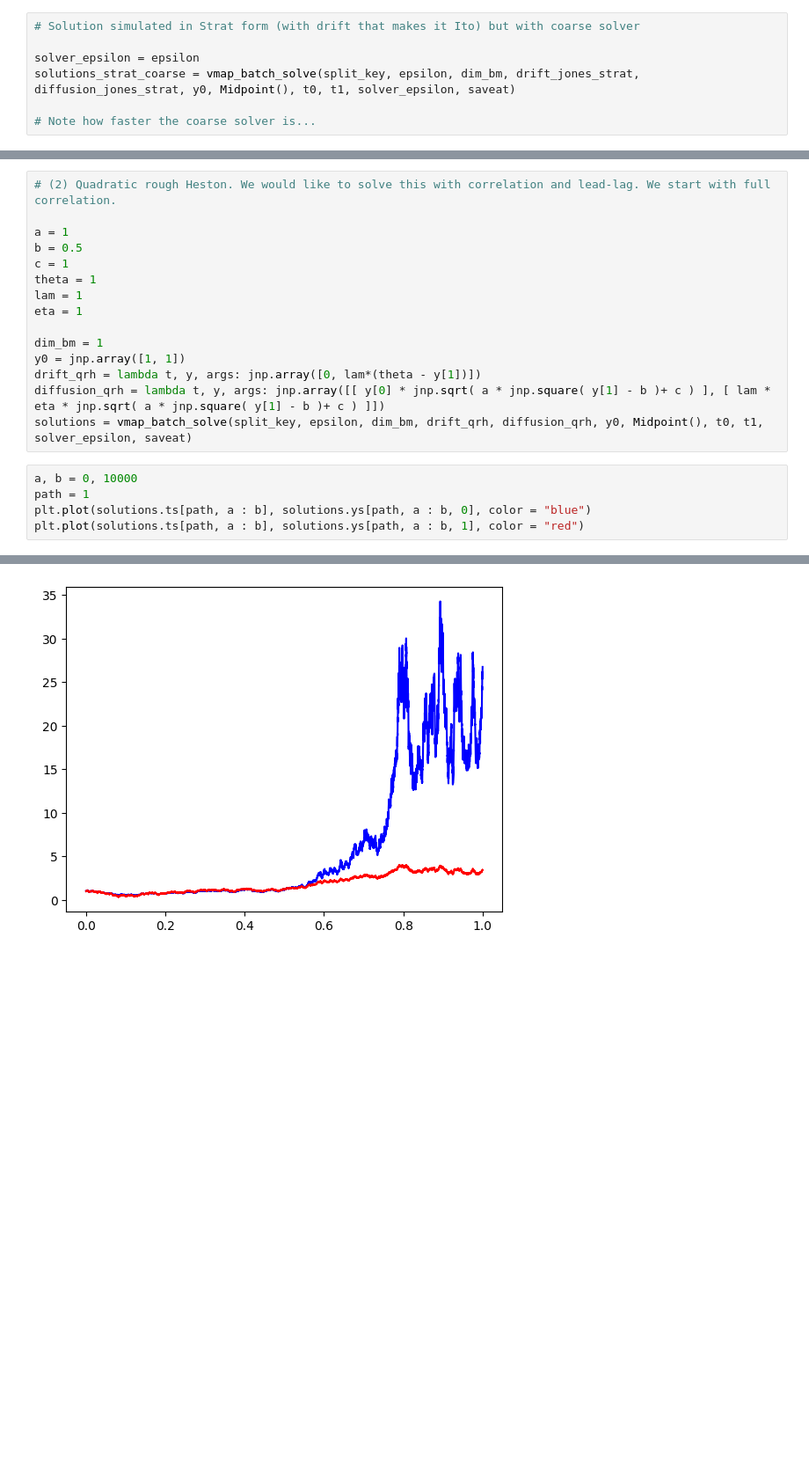
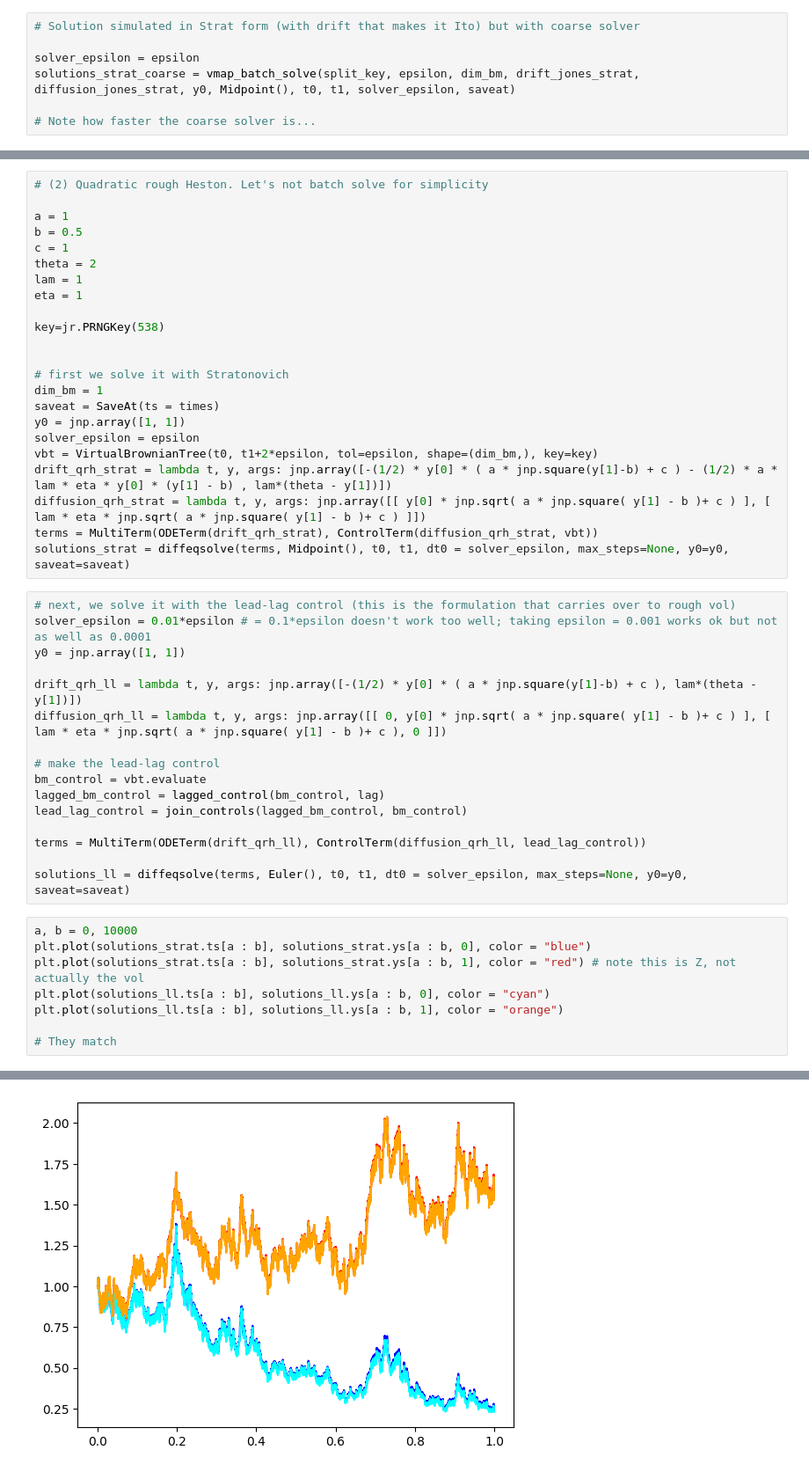
Before and after one commit to emilioferrucci/rough-vol-rough-paths, a Jupyter notebook: RDEs.ipynb, the cells around one changed output, grey strips where cells are left out. Shown at 88% size. Cells and saved outputs as stored; diff of their text form; blank space fills up the shorter version.

```diff
--- a/RDEs.ipynb
+++ b/RDEs.ipynb
@@ -153,23 +171,50 @@ plt.plot(solutions_strat_coarse.ts[path, a : b], solutions_strat_coarse.ys[path,
 # %%
-# (2) Quadratic rough Heston. We would like to solve this with correlation and lead-lag. We start with full correlation.
+# (2) Quadratic rough Heston. Let's not batch solve for simplicity
 
 a = 1
 b = 0.5
 c = 1
-theta = 1
+theta = 2
 lam = 1
 eta = 1
 
+key=jr.PRNGKey(538)
+
+
+# first we solve it with Stratonovich
 dim_bm = 1
+saveat = SaveAt(ts = times)
 y0 = jnp.array([1, 1])
-drift_qrh = lambda t, y, args: jnp.array([0, lam*(theta - y[1])])
-diffusion_qrh = lambda t, y, args: jnp.array([[ y[0] * jnp.sqrt( a * jnp.square( y[1] - b )+ c ) ], [ lam * eta * jnp.sqrt( a * jnp.square( y[1] - b )+ c ) ]])
-solutions = vmap_batch_solve(split_key, epsilon, dim_bm, drift_qrh, diffusion_qrh, y0, Midpoint(), t0, t1, solver_epsilon, saveat)
+solver_epsilon = epsilon
+vbt = VirtualBrownianTree(t0, t1+2*epsilon, tol=epsilon, shape=(dim_bm,), key=key)
+drift_qrh_strat = lambda t, y, args: jnp.array([-(1/2) * y[0] * ( a * jnp.square(y[1]-b) + c ) - (1/2) * a * lam * eta * y[0] * (y[1] - b) , lam*(theta - y[1])])
+diffusion_qrh_strat = lambda t, y, args: jnp.array([[ y[0] * jnp.sqrt( a * jnp.square( y[1] - b )+ c ) ], [ lam * eta * jnp.sqrt( a * jnp.square( y[1] - b )+ c ) ]])
+terms = MultiTerm(ODETerm(drift_qrh_strat), ControlTerm(diffusion_qrh_strat, vbt))
+solutions_strat = diffeqsolve(terms, Midpoint(), t0, t1, dt0 = solver_epsilon, max_steps=None, y0=y0, saveat=saveat)
+# %%
+# next, we solve it with the lead-lag control (this is the formulation that carries over to rough vol)
+solver_epsilon = 0.01*epsilon # = 0.1*epsilon doesn't work too well; taking epsilon = 0.001 works ok but not as well as 0.0001
+y0 = jnp.array([1, 1])
+
+drift_qrh_ll = lambda t, y, args: jnp.array([-(1/2) * y[0] * ( a * jnp.square(y[1]-b) + c ), lam*(theta - y[1])])
+diffusion_qrh_ll = lambda t, y, args: jnp.array([[ 0, y[0] * jnp.sqrt( a * jnp.square( y[1] - b )+ c ) ], [ lam * eta * jnp.sqrt( a * jnp.square( y[1] - b )+ c ), 0 ]])
+
+# make the lead-lag control
+bm_control = vbt.evaluate
+lagged_bm_control = lagged_control(bm_control, lag)
+lead_lag_control = join_controls(lagged_bm_control, bm_control)
+
+terms = MultiTerm(ODETerm(drift_qrh_ll), ControlTerm(diffusion_qrh_ll, lead_lag_control))
+
+solutions_ll = diffeqsolve(terms, Euler(), t0, t1, dt0 = solver_epsilon, max_steps=None, y0=y0, saveat=saveat)
 # %%
 a, b = 0, 10000
-path = 1
-plt.plot(solutions.ts[path, a : b], solutions.ys[path, a : b, 0], color = "blue")
-plt.plot(solutions.ts[path, a : b], solutions.ys[path, a : b, 1], color = "red")
+plt.plot(solutions_strat.ts[a : b], solutions_strat.ys[a : b, 0], color = "blue")
+plt.plot(solutions_strat.ts[a : b], solutions_strat.ys[a : b, 1], color = "red") # note this is Z, not actually the vol
+plt.plot(solutions_ll.ts[a : b], solutions_ll.ys[a : b, 0], color = "cyan")
+plt.plot(solutions_ll.ts[a : b], solutions_ll.ys[a : b, 1], color = "orange")
+
+# They match
 # %% [output]
 [<matplotlib.lines.Line2D at 0x...>]
-[figure, old version]
+[figure, new version]
```
Also changed, not shown: parts of 9 cells of this notebook, 2 other files.
